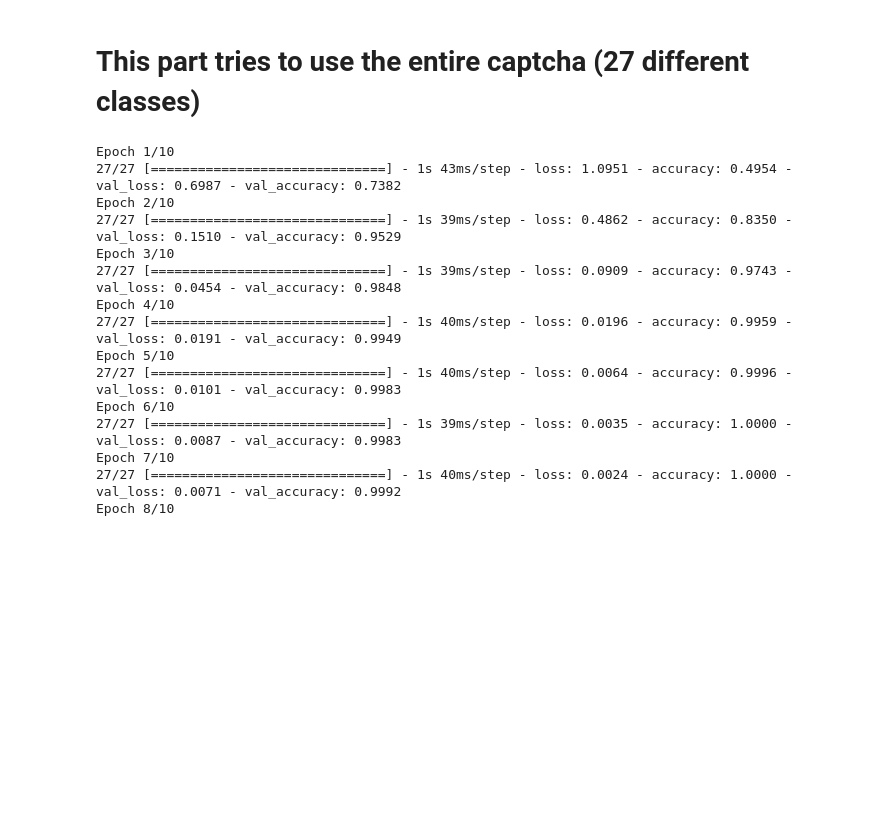
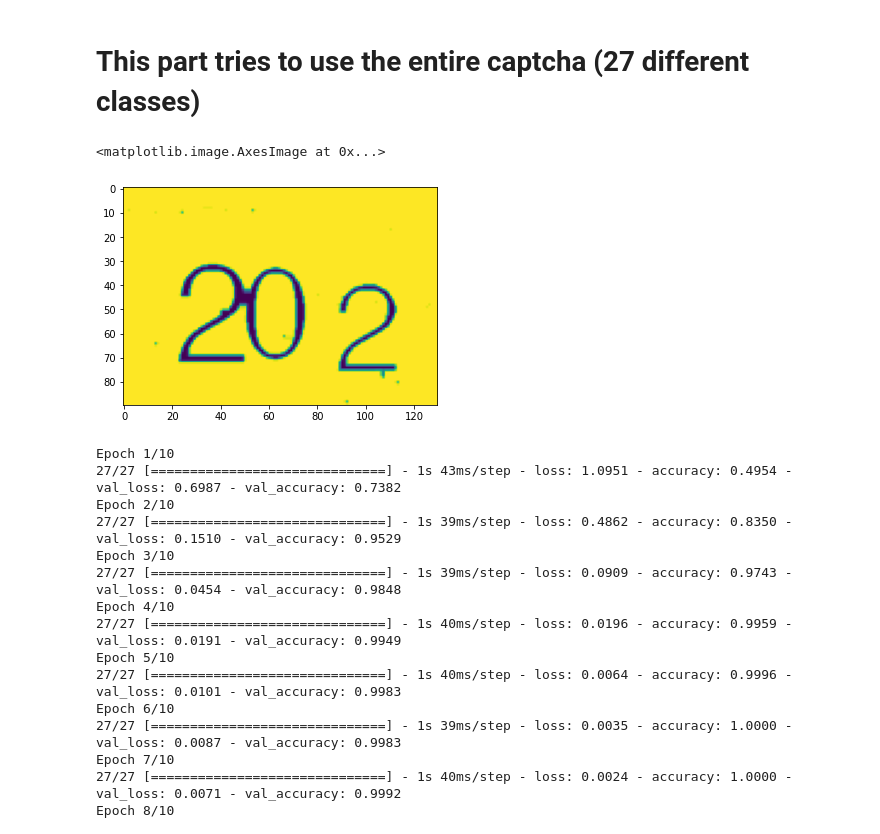
Before and after one commit to jadali17/classifying-captcha-number, a Jupyter notebook: CNN classification.ipynb, the cells around one changed output. Cells and saved outputs as stored; diff of their text form; code cells hidden in the pictures; blank space fills up the shorter version.

```diff
--- a/CNN classification.ipynb
+++ b/CNN classification.ipynb
@@ -30,6 +30,11 @@ def getImages():
     return listOfImages
 
 listOfImages = getImages()
+# %%
+plt.imshow(listOfImages[0])
+# %% [output]
+<matplotlib.image.AxesImage at 0x...>
+[figure, added]
 # %%
 def getLabels():
     listOfLabels = []
```
Also changed, not shown: parts of 8 cells of this notebook.
